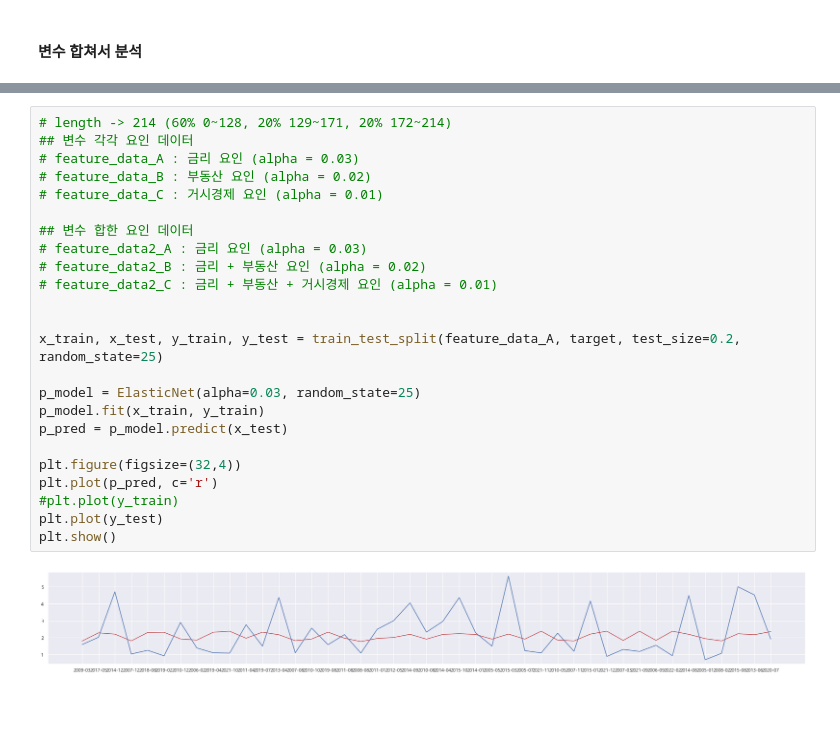
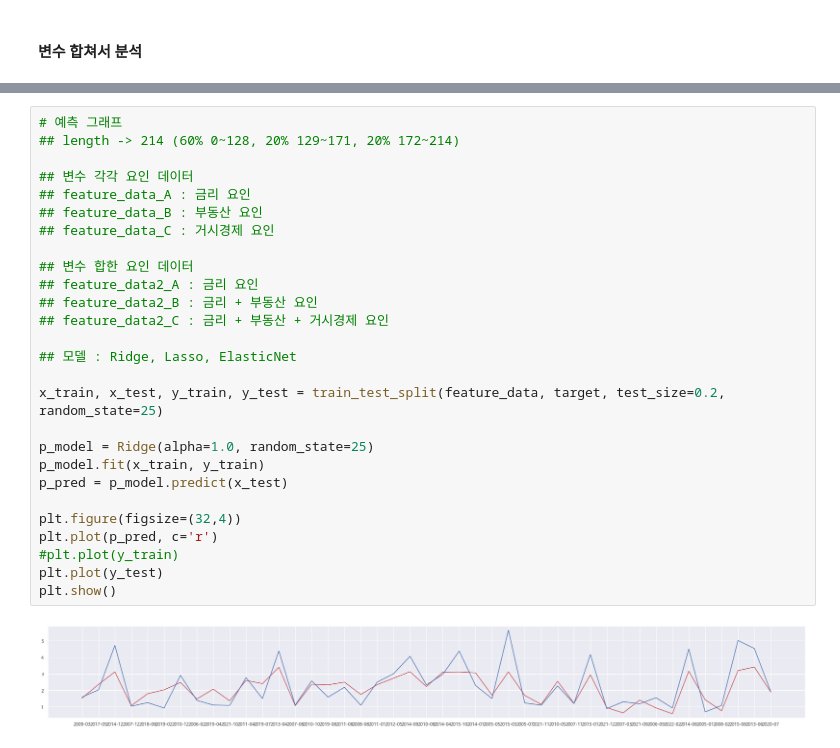
Before and after one commit to xxuvny/Project1_human, a Jupyter notebook: 02_분석.ipynb, the cells around one changed output, grey strips where cells are left out. Cells and saved outputs as stored; diff of their text form; blank space fills up the shorter version.

```diff
--- a/02_분석.ipynb
+++ b/02_분석.ipynb
@@ -564,26 +482,29 @@ Elastic AVG RMSE : 1.315
 # %%
-# length -> 214 (60% 0~128, 20% 129~171, 20% 172~214)
+# 예측 그래프
+## length -> 214 (60% 0~128, 20% 129~171, 20% 172~214)
+
 ## 변수 각각 요인 데이터
-# feature_data_A : 금리 요인 (alpha = 0.03)
-# feature_data_B : 부동산 요인 (alpha = 0.02)
-# feature_data_C : 거시경제 요인 (alpha = 0.01)
+## feature_data_A : 금리 요인
+## feature_data_B : 부동산 요인
+## feature_data_C : 거시경제 요인
 
 ## 변수 합한 요인 데이터
-# feature_data2_A : 금리 요인 (alpha = 0.03)
-# feature_data2_B : 금리 + 부동산 요인 (alpha = 0.02)
-# feature_data2_C : 금리 + 부동산 + 거시경제 요인 (alpha = 0.01)
+## feature_data2_A : 금리 요인
+## feature_data2_B : 금리 + 부동산 요인
+## feature_data2_C : 금리 + 부동산 + 거시경제 요인
 
+## 모델 : Ridge, Lasso, ElasticNet
 
-x_train, x_test, y_train, y_test = train_test_split(feature_data_A, target, test_size=0.2, random_state=25)
+x_train, x_test, y_train, y_test = train_test_split(feature_data, target, test_size=0.2, random_state=25)
 
-p_model = ElasticNet(alpha=0.03, random_state=25)
+p_model = Ridge(alpha=1.0, random_state=25)
 p_model.fit(x_train, y_train)
 p_pred = p_model.predict(x_test)
 
 plt.figure(figsize=(32,4))
 plt.plot(p_pred, c='r')
 #plt.plot(y_train)
 plt.plot(y_test)
 plt.show()
 # %% [output]
-[figure, old version]
+[figure, new version]
```
Also changed, not shown: parts of 29 cells of this notebook, 4 other files.
